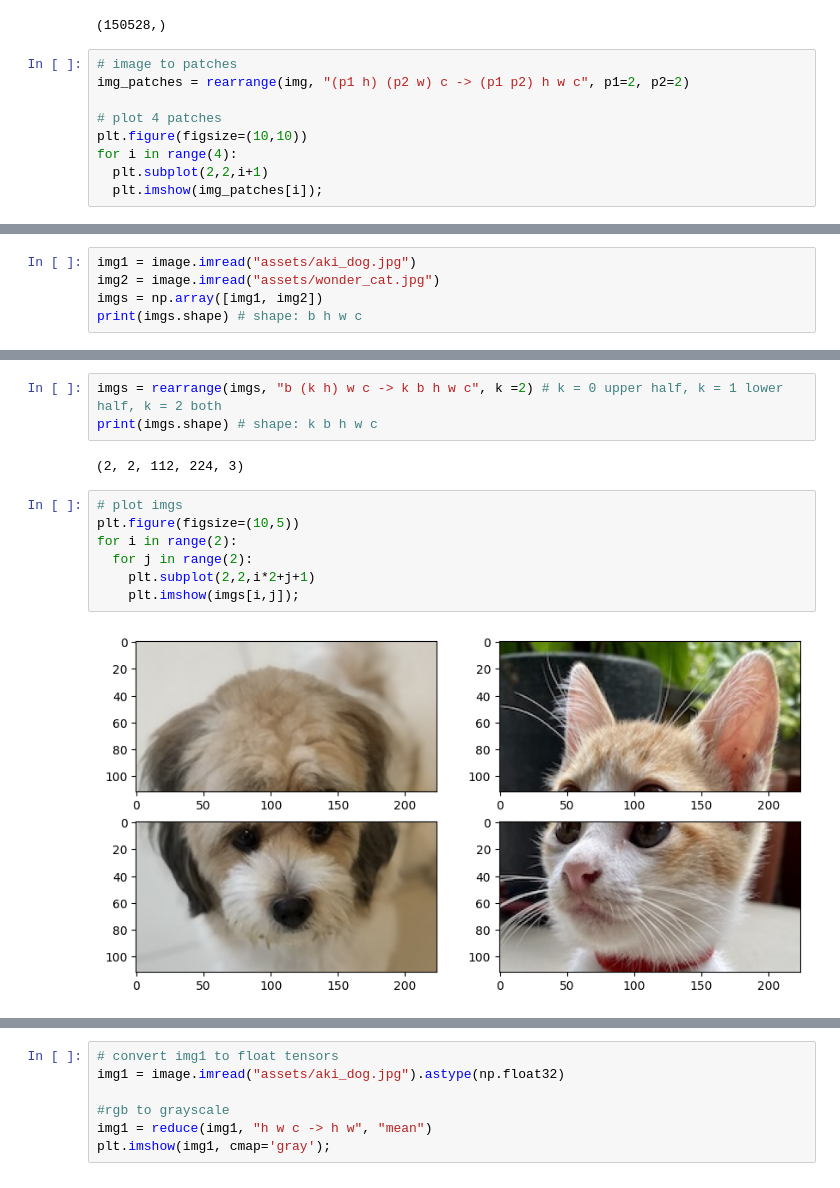
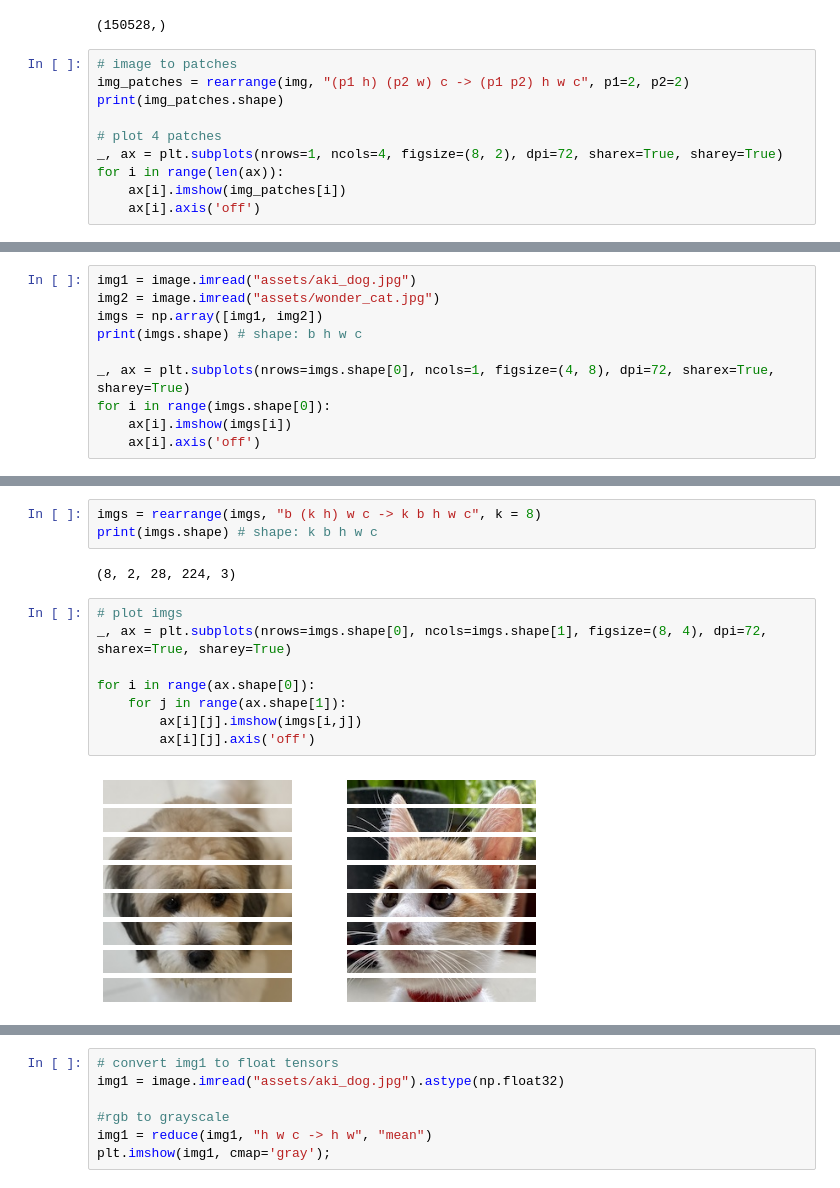
Before and after one commit to cayasryan/Cayas-AI-231, a Jupyter notebook: numpy_test.ipynb, the cells around one changed output, grey strips where cells are left out. Drawn from its saved outputs; the diff is of its cells as text.

```diff
--- a/numpy_test.ipynb
+++ b/numpy_test.ipynb
@@ -182,10 +182,11 @@ print(img_flattened.shape)
 # %%
 # image to patches
 img_patches = rearrange(img, "(p1 h) (p2 w) c -> (p1 p2) h w c", p1=2, p2=2)
+print(img_patches.shape)
 
 # plot 4 patches
-plt.figure(figsize=(10,10))
-for i in range(4):
-  plt.subplot(2,2,i+1)
-  plt.imshow(img_patches[i]);
+_, ax = plt.subplots(nrows=1, ncols=4, figsize=(8, 2), dpi=72, sharex=True, sharey=True)
+for i in range(len(ax)):
+    ax[i].imshow(img_patches[i])
+    ax[i].axis('off')
 # %% [output]
@@ -195,5 +199,10 @@ img1 = image.imread("assets/aki_dog.jpg")
 img2 = image.imread("assets/wonder_cat.jpg")
 imgs = np.array([img1, img2])
 print(imgs.shape) # shape: b h w c
+
+_, ax = plt.subplots(nrows=imgs.shape[0], ncols=1, figsize=(4, 8), dpi=72, sharex=True, sharey=True)
+for i in range(imgs.shape[0]):
+    ax[i].imshow(imgs[i])
+    ax[i].axis('off')
 # %% [output]
 (2, 224, 224, 3)
@@ -200,14 +210,15 @@ print(imgs.shape) # shape: b h w c
 # %%
-imgs = rearrange(imgs, "b (k h) w c -> k b h w c", k =2) # k = 0 upper half, k = 1 lower half, k = 2 both
+imgs = rearrange(imgs, "b (k h) w c -> k b h w c", k = 8)
 print(imgs.shape) # shape: k b h w c
 # %% [output]
-(2, 2, 112, 224, 3)
+(8, 2, 28, 224, 3)
 # %%
 # plot imgs
-plt.figure(figsize=(10,5))
-for i in range(2):
-  for j in range(2):
-    plt.subplot(2,2,i*2+j+1)
-    plt.imshow(imgs[i,j]);
+_, ax = plt.subplots(nrows=imgs.shape[0], ncols=imgs.shape[1], figsize=(8, 4), dpi=72, sharex=True, sharey=True)
+
+for i in range(ax.shape[0]):
+    for j in range(ax.shape[1]):
+        ax[i][j].imshow(imgs[i,j])
+        ax[i][j].axis('off')
 # %% [output]
-[figure, old version]
+[figure, new version]
```
Also changed, not shown: parts of 15 cells of this notebook, 3 other files.
